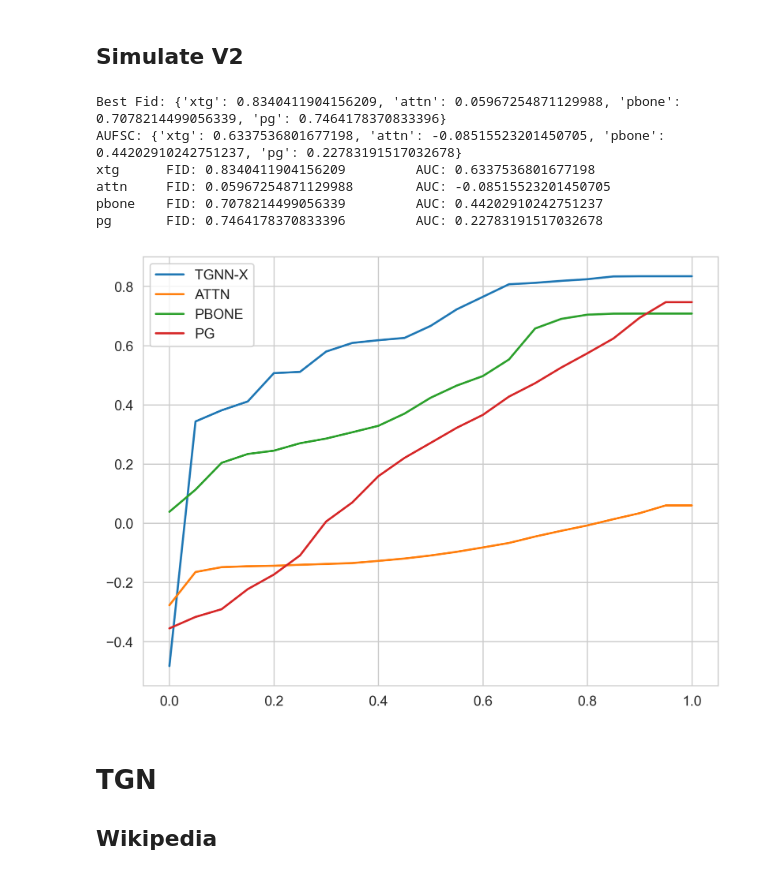
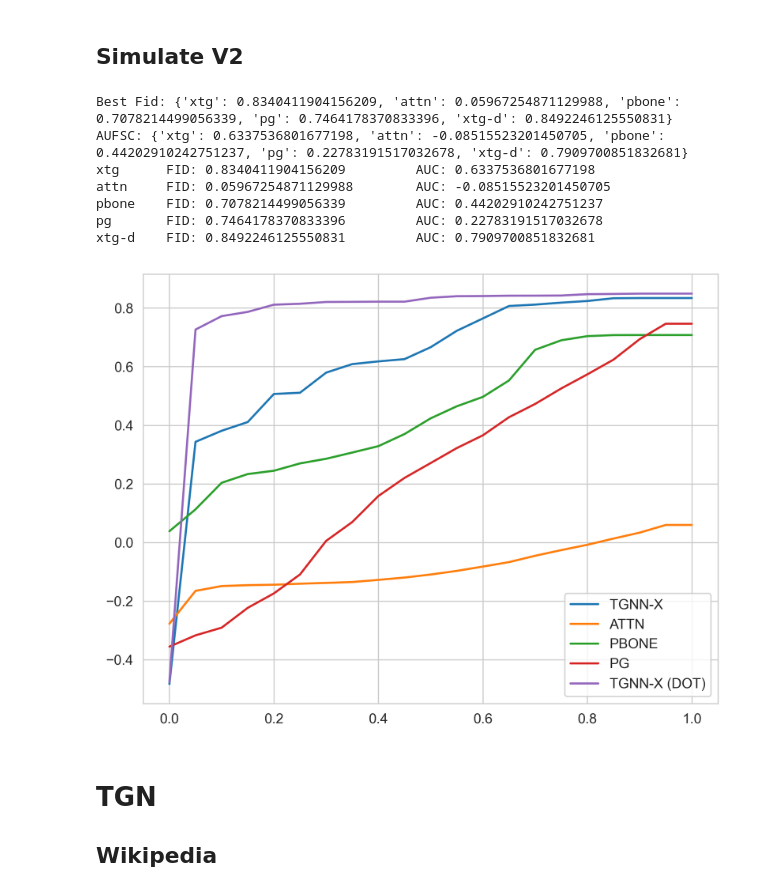
Before and after one commit to m-krastev/fact8-temporal-graph, a Jupyter notebook: notebooks/results_processing.ipynb, the cells around one changed output. Cells and saved outputs as stored; diff of their text form; code cells hidden in the pictures.

```diff
--- a/notebooks/results_processing.ipynb
+++ b/notebooks/results_processing.ipynb
@@ -9,13 +9,34 @@ import seaborn as sns
 import torch
 
 sns.set_style("whitegrid")
-plt.rcParams['figure.dpi'] = 300
+plt.rcParams["figure.dpi"] = 300
 
 results_path = Path("/Users/Matey/project/fact8/benchmarks/results/")
 mcts_path = Path("/Users/Matey/project/fact8/tgnnexplainer/xgraph/saved_mcts_results/")
 
-explainers = ["xtg", "attn", "pbone", "pg"]
-labels = {k: v for k, v in zip(explainers, ["TGNN-X", "ATTN", "PBONE", "PG"])}
+os.makedirs("plots", exist_ok=True)
+
+explainers = [
+    "xtg",
+    "attn",
+    "pbone",
+    "pg",
+    "xtg-d",
+]
+labels = {
+    'xtg': 'TGNN-X',
+    'attn': 'ATTN',
+    'pbone': 'PBONE',
+    'pg': 'PG',
+    'xtg-d': 'TGNN-X (DOT)',
+    'xtg-non': 'TGNN-X (NO NAV)',
+}
+dataset_to_index = {
+    "simulate_v1": "Synthetic V1",
+    "simulate_v2": "Synthetic V2",
+    "wikipedia": "Wikipedia",
+    "reddit": "Reddit",
+}
 # %%
 ## Their data
 df_tgat_theirs = {
@@ -131,6 +152,7 @@ tgat_wikipedia_files = {
             "tgat_wikipedia_attn_explainer_tg_110314_to_155614_eval.csv",
             "tgat_wikipedia_pbone_explainer_tg_110314_to_155614_eval.csv",
             "tgat_wikipedia_pg_explainer_tg_110314_to_155614_eval.csv",
+            "tgat_wikipedia_subgraphx_tg_110314_to_155151_eval_dot_true_pg_positive.csv",
         ],
     )
 }
@@ -144,7 +166,8 @@ tgat_wikipedia_best_fids = {
     k: tab["fid_inv_best"].max() for k, tab in tgat_wikipedia_tabs.items()
 }
 tgat_wikipedia_aufsc = {
-    k: np.trapz(tab["fid_inv_best"], tab.index) for k, tab in tgat_wikipedia_tabs.items()
+    k: np.trapz(tab["fid_inv_best"], tab.index)
+    for k, tab in tgat_wikipedia_tabs.items()
 }
 
 print("Best Fid:", tgat_wikipedia_best_fids)
@@ -155,6 +178,7 @@ for k, tab in tgat_wikipedia_tabs.items():
         f"{k}\t FID: {tab['fid_inv_best'].mean()} \t AUC: {np.trapz(tab['fid_inv_best'], tab.index)}"
     )
     plt.plot(tab.index, tab["fid_inv_best"], label=labels[k])
-plt.legend();plt.tight_layout()
+plt.legend()
+plt.tight_layout()
 plt.savefig("plots/tgat_wikipedia.png")
 # %% [output]
@@ -177,6 +202,7 @@ tgat_reddit_files = {
             "tgat_reddit_attn_explainer_tg_470920_to_665351_eval.csv",
             "tgat_reddit_pbone_explainer_tg_470920_to_665351_eval.csv",
             "tgat_reddit_pg_explainer_tg_470920_to_665351_eval.csv",
+            "tgat_reddit_subgraphx_tg_470920_to_663534_eval_dot_true_pg_positive.csv"
         ],
     )
 }
@@ -224,6 +251,7 @@ tgat_simulate_v1_files = {
             "tgat_simulate_v1_attn_explainer_tg_3_to_15902_eval.csv",
             "tgat_simulate_v1_pbone_explainer_tg_3_to_15902_eval.csv",
             "tgat_simulate_v1_pg_explainer_tg_3_to_15902_eval.csv",
+            "tgat_simulate_v1_subgraphx_tg_3_to_15902_eval_dot_true_pg_positive.csv"
         ],
     )
 }
@@ -271,38 +300,40 @@ tgat_simulate_v2_files = {
             "tgat_simulate_v2_attn_explainer_tg_3_to_21752_eval.csv",
             "tgat_simulate_v2_pbone_explainer_tg_3_to_21752_eval.csv",
             "tgat_simulate_v2_pg_explainer_tg_3_to_21752_eval.csv",
+            "tgat_simulate_v2_subgraphx_tg_3_to_21752_eval_dot_true_pg_positive.csv"
         ],
     )
 }
 tgat_simulate_v2_tabs = {
     k: pd.read_csv(v).groupby("sparsity").mean()
     for k, v in tgat_simulate_v2_files.items()
 }
 tgat_simulate_v2_best_fids = {
     k: tab["fid_inv_best"].max() for k, tab in tgat_simulate_v2_tabs.items()
 }
 tgat_simulate_v2_aufsc = {
     k: np.trapz(tab["fid_inv_best"], tab.index)
     for k, tab in tgat_simulate_v2_tabs.items()
 }
 print("Best Fid:", tgat_simulate_v2_best_fids)
 print("AUFSC:", tgat_simulate_v2_aufsc)
 
 for k, tab in tgat_simulate_v2_tabs.items():
     print(
         f"{k}\t FID: {tab['fid_inv_best'].max()} \t AUC: {np.trapz(tab['fid_inv_best'], tab.index)}"
     )
     plt.plot(tab.index, tab["fid_inv_best"], label=labels[k])
 plt.legend();plt.tight_layout()
 plt.savefig("plots/tgat_simulate_v2.png")
 # %% [output]
-Best Fid: {'xtg': 0.8340411904156209, 'attn': 0.05967254871129988, 'pbone': 0.7078214499056339, 'pg': 0.7464178370833396}
-AUFSC: {'xtg': 0.6337536801677198, 'attn': -0.08515523201450705, 'pbone': 0.44202910242751237, 'pg': 0.22783191517032678}
+Best Fid: {'xtg': 0.8340411904156209, 'attn': 0.05967254871129988, 'pbone': 0.7078214499056339, 'pg': 0.7464178370833396, 'xtg-d': 0.8492246125550831}
+AUFSC: {'xtg': 0.6337536801677198, 'attn': -0.08515523201450705, 'pbone': 0.44202910242751237, 'pg': 0.22783191517032678, 'xtg-d': 0.7909700851832681}
 xtg      FID: 0.8340411904156209         AUC: 0.6337536801677198
 attn     FID: 0.05967254871129988        AUC: -0.08515523201450705
 pbone    FID: 0.7078214499056339         AUC: 0.44202910242751237
 pg       FID: 0.7464178370833396         AUC: 0.22783191517032678
+xtg-d    FID: 0.8492246125550831         AUC: 0.7909700851832681
-[figure, old version]
+[figure, new version]
 # %% [markdown]
 # TGN
 ## Wikipedia
```
Also changed, not shown: parts of 13 cells of this notebook, 27 other files.
